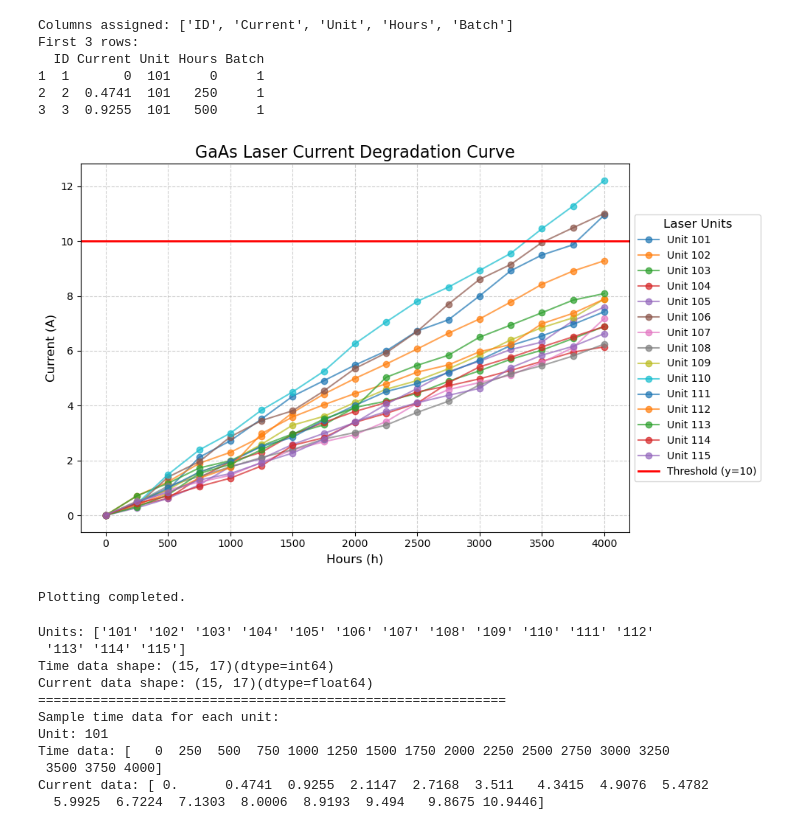
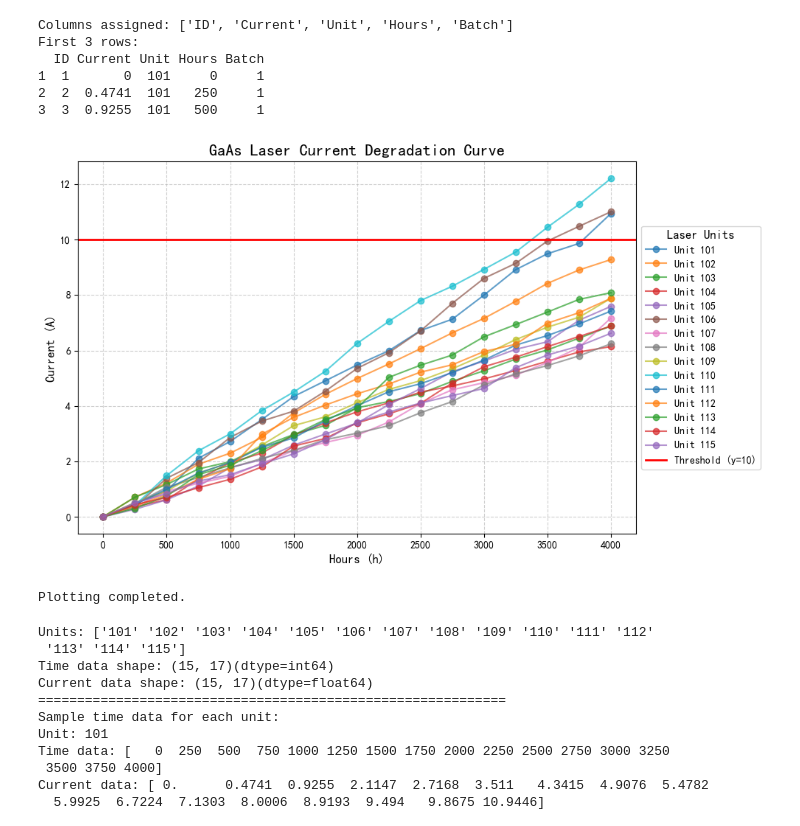
Before and after one commit to Promileee/Term6Assignments, a Jupyter notebook: Reliability/project1/issue1.ipynb, the cells around one changed output. Drawn from its saved outputs; the diff is of its cells as text; code cells hidden in the pictures.

```diff
--- a/Reliability/project1/issue1.ipynb
+++ b/Reliability/project1/issue1.ipynb
@@ -2,10 +2,10 @@
 import pandas as pd
 import matplotlib.pyplot as plt
 
-# plt.rcParams['font.sans-serif'] = ['SimHei']
-# plt.rcParams['axes.unicode_minus'] = False
+plt.rcParams['font.sans-serif'] = ['SimHei']
+plt.rcParams['axes.unicode_minus'] = False
 
-file_path = r'data/课题一/project1附件-GaAs激光器退化数据.xlsx'
+file_path = r'data\课题一\project1附件-GaAs激光器退化数据.xlsx'
 
 try:
     df = pd.read_excel(file_path, skiprows=1, header=None)
@@ -40,34 +40,34 @@ try:
         title='Laser Units',
         bbox_to_anchor=(1.0, 0.5),  # Anchor point at right center (Y=0.5)
         loc='center left',           # Align legend's left-center to the anchor
         fontsize=10,                 # Increase list font size
         title_fontsize=12            # Increase title font size
     )
 
     plt.grid(True, linestyle='--', alpha=0.6)
     plt.tight_layout()
 
     plt.show()
 
     print("Plotting completed.")
 
 except FileNotFoundError:
     print(f"Error: File not found at {file_path}. Please check the file path.")
 except Exception as e:
     print(f"An error occurred: {e}")
     try:
         print(f"Debug Info - Columns: {df.columns.tolist()}")
         print(f"Debug Info - Head:\n{df.head()}")
     except:
         pass
 # %% [output]
 Columns assigned: ['ID', 'Current', 'Unit', 'Hours', 'Batch']
 First 3 rows:
   ID Current Unit Hours Batch
 1  1       0  101     0     1
 2  2  0.4741  101   250     1
 3  3  0.9255  101   500     1
-[figure, old version]
+[figure, new version]
 Plotting completed.
 # %%
 import numpy as np
```
Also changed, not shown: parts of 2 cells of this notebook.
